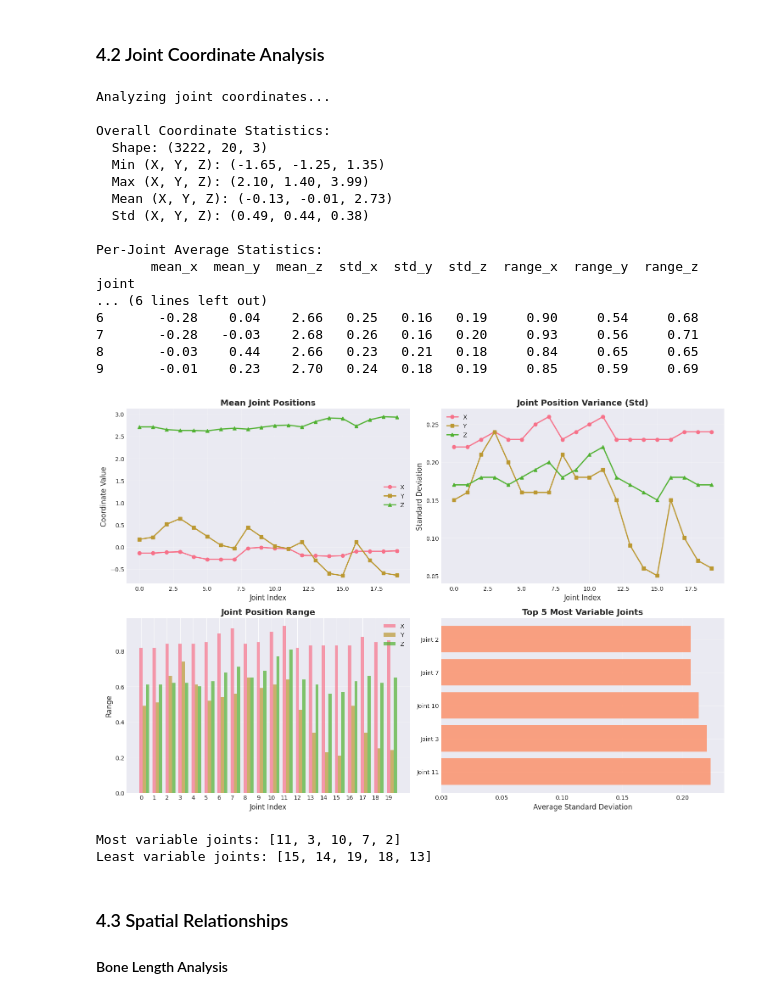
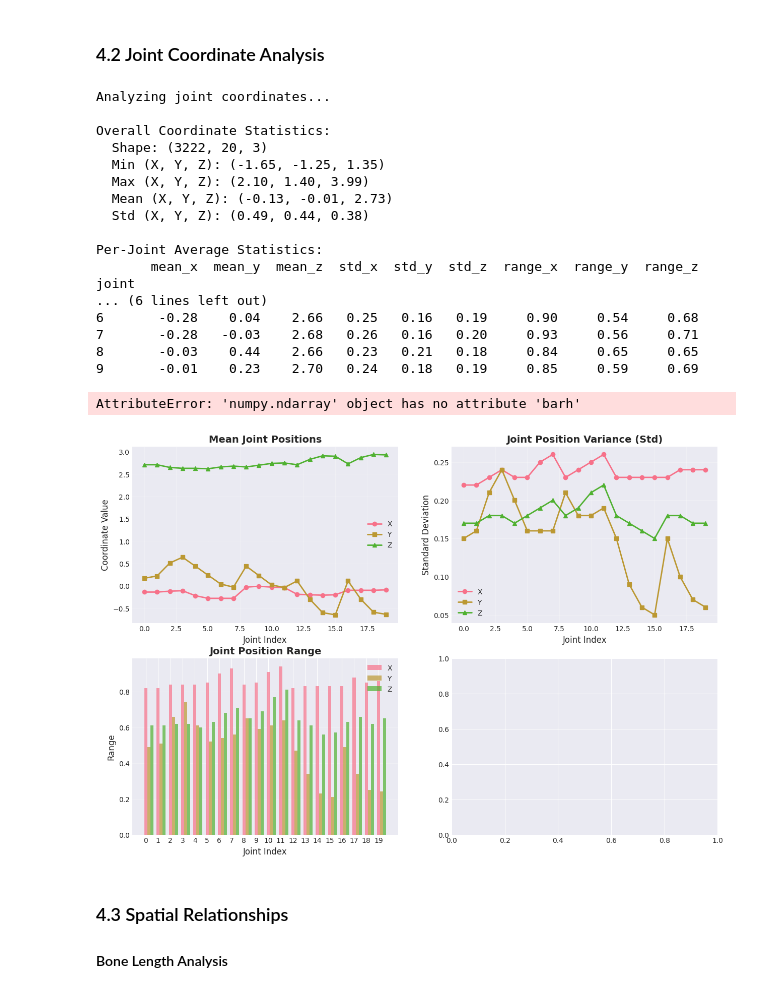
Before and after one commit to hoangduy181/CTR-GCN, a Jupyter notebook: eda/nw_ucla.ipynb, the cells around one changed output. Drawn from its saved outputs; the diff is of its cells as text; code cells hidden in the pictures.

```diff
--- a/eda/nw_ucla.ipynb
+++ b/eda/nw_ucla.ipynb
@@ -42,16 +42,10 @@ Libraries imported successfully!
 # %%
 # Define paths
 DATA_ROOT = Path('../data/NW-UCLA/all_sqe')
-VAL_LABEL_PATH = Path('../data/NW-UCLA/val_label.pkl')
 
-# Load validation split info
-with open(VAL_LABEL_PATH, 'rb') as f:
-    val_data_dict = pickle.load(f)
 
 # Get all JSON files
 all_json_files = sorted(glob.glob(str(DATA_ROOT / '*.json')))
 print(f"Total JSON files: {len(all_json_files)}")
-print(f"Validation samples: {len(val_data_dict)}")
-print(f"Train samples: {len(all_json_files) - len(val_data_dict)}")
 # %% [output]
 Total JSON files: 1484
@@ -622,42 +708,41 @@ axes[1, 0].grid(True, alpha=0.3, axis='y')
 
 # Most/least variable joints
 total_variance = joint_summary[['std_x', 'std_y', 'std_z']].mean(axis=1)
 most_variable = total_variance.nlargest(5).index.tolist()
 least_variable = total_variance.nsmallest(5).index.tolist()
 
-axes[1, 1].barh(range(5), total_variance[most_variable].values, color='coral', alpha=0.7)
-axes[1, 1].set_yticks(range(5))
-axes[1, 1].set_yticklabels([f'Joint {j}' for j in most_variable])
-axes[1, 1].set_title('Top 5 Most Variable Joints', fontsize=14, fontweight='bold')
-axes[1, 1].set_xlabel('Average Standard Deviation', fontsize=12)
-axes[1, 1].grid(True, alpha=0.3, axis='x')
+axes[1,].barh(range(5), total_variance[most_variable].values, color='coral', alpha=0.7)
+axes[1,].set_yticks(range(5))
+axes[1,].set_yticklabels([f'Joint {j}' for j in most_variable])
+axes[1,].set_title('Top 5 Most Variable Joints', fontsize=14, fontweight='bold')
+axes[1,].set_xlabel('Average Standard Deviation', fontsize=12)
+axes[1,].grid(True, alpha=0.3, axis='x')
 
 plt.tight_layout()
 plt.show()
 
 print(f"\nMost variable joints: {most_variable}")
 print(f"Least variable joints: {least_variable}")
 # %% [output]
 Analyzing joint coordinates...
 
 Overall Coordinate Statistics:
   Shape: (3222, 20, 3)
   Min (X, Y, Z): (-1.65, -1.25, 1.35)
   Max (X, Y, Z): (2.10, 1.40, 3.99)
   Mean (X, Y, Z): (-0.13, -0.01, 2.73)
   Std (X, Y, Z): (0.49, 0.44, 0.38)
 
 Per-Joint Average Statistics:
        mean_x  mean_y  mean_z  std_x  std_y  std_z  range_x  range_y  range_z
 joint
 ... (6 lines left out)
 6       -0.28    0.04    2.66   0.25   0.16   0.19     0.90     0.54     0.68
 7       -0.28   -0.03    2.68   0.26   0.16   0.20     0.93     0.56     0.71
 8       -0.03    0.44    2.66   0.23   0.21   0.18     0.84     0.65     0.65
 9       -0.01    0.23    2.70   0.24   0.18   0.19     0.85     0.59     0.69
+AttributeError: 'numpy.ndarray' object has no attribute 'barh'
-[figure, old version]
+[figure, new version]
-Most variable joints: [11, 3, 10, 7, 2]
-Least variable joints: [15, 14, 19, 18, 13]
 # %% [markdown]
 ### 4.3 Spatial Relationships
 
```
Also changed, not shown: parts of 21 cells of this notebook, 22 other files.
